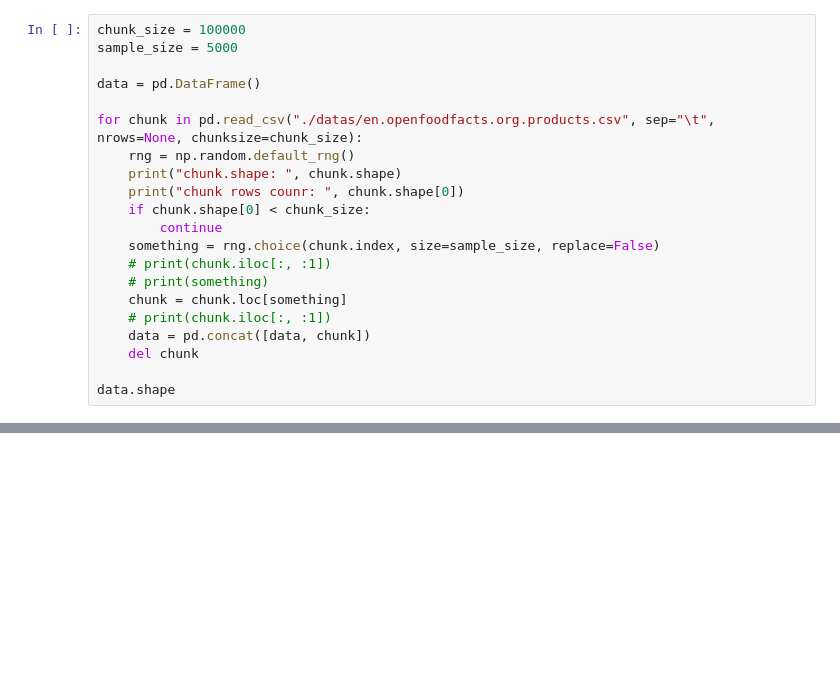
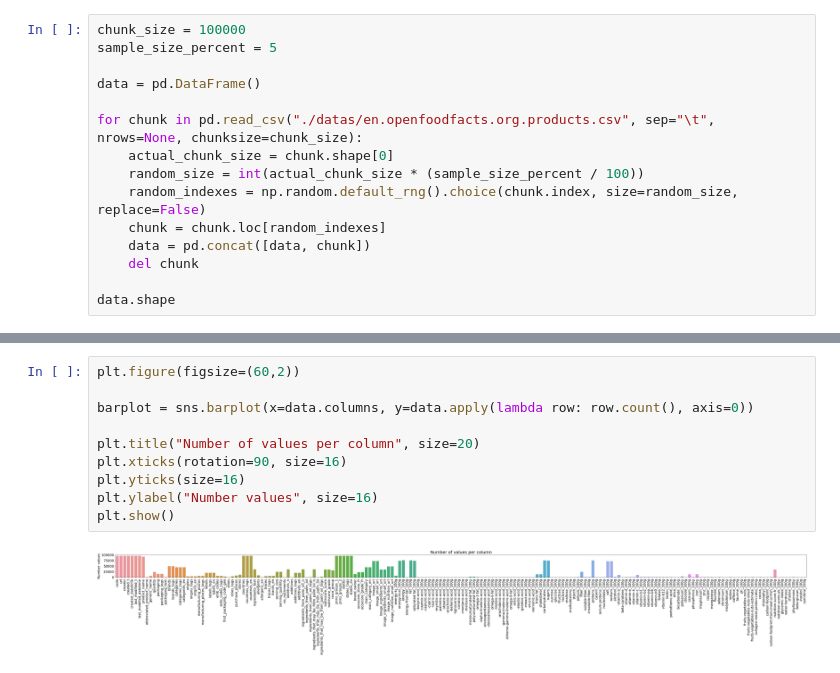
Before and after one commit to curiousmindflow/oc-ml-p2, a Jupyter notebook: preparation.ipynb, the cells around one changed output, grey strips where cells are left out. Cells and saved outputs as stored; diff of their text form; blank space fills up the shorter version.

```diff
--- a/preparation.ipynb
+++ b/preparation.ipynb
@@ -7,21 +12,15 @@ import seaborn as sns
 np.random.seed(294697)
 # %%
 chunk_size = 100000
-sample_size = 5000
+sample_size_percent = 5
 
 data = pd.DataFrame()
 
 for chunk in pd.read_csv("./datas/en.openfoodfacts.org.products.csv", sep="\t", nrows=None, chunksize=chunk_size):
-    rng = np.random.default_rng()
-    print("chunk.shape: ", chunk.shape)
-    print("chunk rows counr: ", chunk.shape[0])
-    if chunk.shape[0] < chunk_size:
-        continue
-    something = rng.choice(chunk.index, size=sample_size, replace=False)
-    # print(chunk.iloc[:, :1])
-    # print(something)
-    chunk = chunk.loc[something]
-    # print(chunk.iloc[:, :1])
+    actual_chunk_size = chunk.shape[0]
+    random_size = int(actual_chunk_size * (sample_size_percent / 100))
+    random_indexes = np.random.default_rng().choice(chunk.index, size=random_size, replace=False)
+    chunk = chunk.loc[random_indexes]
     data = pd.concat([data, chunk])
     del chunk
 
@@ -35,0 +37,12 @@ chunk rows counr:  802
+# %%
+plt.figure(figsize=(60,2))
+
+barplot = sns.barplot(x=data.columns, y=data.apply(lambda row: row.count(), axis=0))
+
+plt.title("Number of values per column", size=20)
+plt.xticks(rotation=90, size=16)
+plt.yticks(size=16)
+plt.ylabel("Number values", size=16)
+plt.show()
+# %% [output]
+[figure, added]
```
Also changed, not shown: parts of 26 cells of this notebook, 1 other file.
